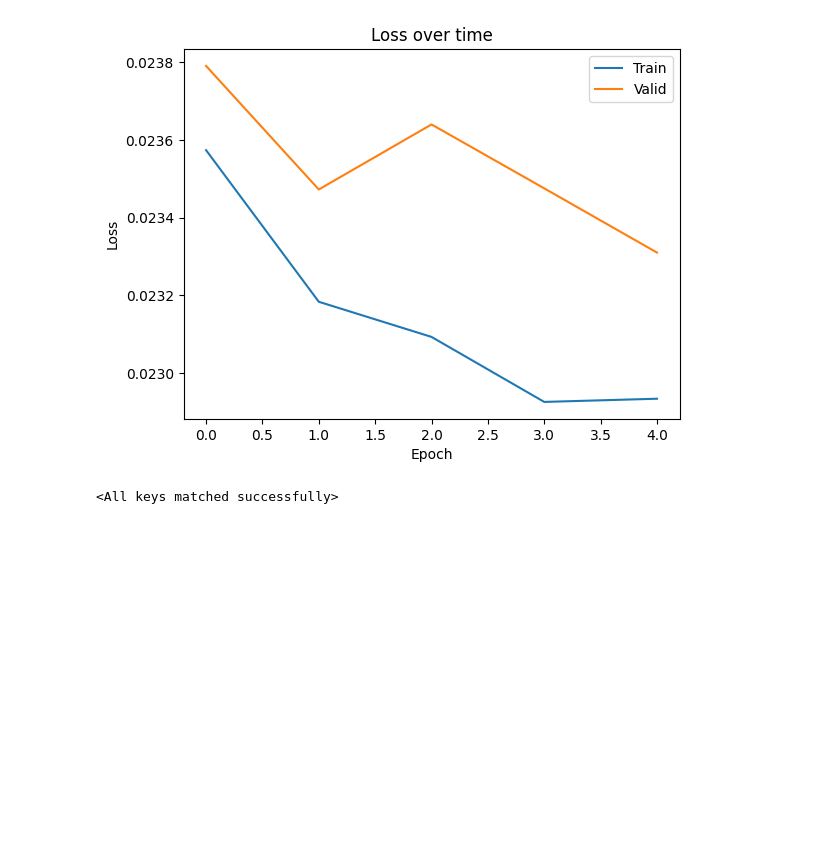
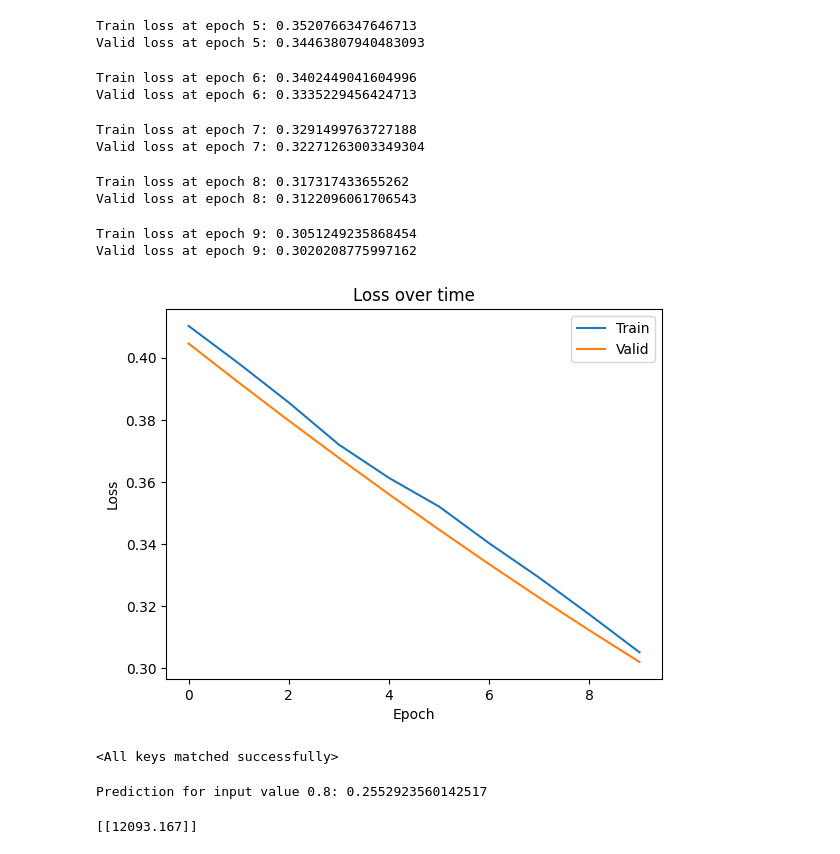
Before and after one commit to mcxiaoxiao/T-MPC, a Jupyter notebook: fydyc.ipynb, the cells around one changed output. Saved outputs shown, nothing was run; the diff lists cells and outputs as text; code cells hidden in the pictures; blank space fills up the shorter version.

```diff
--- a/fydyc.ipynb
+++ b/fydyc.ipynb
@@ -8,7 +8,7 @@ dataset = FydycDataset(csv_file='fydyc/fydyc_real.csv')
 train_size = int(0.9 * len(dataset))
 valid_size = len(dataset) - train_size
 train_dataset, valid_dataset = torch.utils.data.random_split(dataset, [train_size, valid_size])
-train_dataloader = DataLoader(train_dataset, batch_size=1000, shuffle=True, num_workers=2)
-valid_dataloader = DataLoader(valid_dataset, batch_size=1000, shuffle=True, num_workers=2)
+train_dataloader = DataLoader(train_dataset, batch_size=10000, shuffle=True, num_workers=2)
+valid_dataloader = DataLoader(valid_dataset, batch_size=10000, shuffle=True, num_workers=2)
 # %%
 import torch.nn as nn
@@ -32,19 +37,24 @@ class MLP(nn.Module):
 # %%
 from tqdm import tqdm
 import matplotlib.pyplot as plt
+# model.to('cuda')
+# device = torch.device("cuda:0")
+# model = model.to(device)
+# model = nn.DataParallel(model)
 
-model = MLP(hidden_size=16)
-model.load_state_dict(torch.load('fydyc/model20.pth'))
-criterion = nn.MSELoss()
+# model.load_state_dict(torch.load('fydyc/model40.pth'))
+# criterion = nn.MSELoss()
 optimizer = torch.optim.Adam(model.parameters())
 
 train_losses = []  # 保存每个周期的训练损失
 valid_losses = []  # 保存每个周期的验证损失
-for epoch in tqdm(range(5)):
+for epoch in tqdm(range(10)):
     # 训练阶段
     epoch_train_losses = []  # 保存每个批次的训练损失
     for data in train_dataloader:
         inputs, labels = data
+        # inputs= inputs.to(device)
+        # labels= labels.to(device)
         inputs = inputs.view(-1, 1)
         labels = labels.view(-1, 1)
         output = model(inputs)
@@ -65,6 +75,8 @@ for epoch in tqdm(range(5)):
     with torch.no_grad():  # 不需要计算梯度
         for data in valid_dataloader:
             inputs, labels = data
+            # inputs= inputs.to(device)
+            # labels= labels.to(device)
             inputs = inputs.view(-1, 1)
             labels = labels.view(-1, 1)
             output = model(inputs)
@@ -101,2 +113,12 @@ Valid loss at epoch 4: 0.0233100987970829
+Train loss at epoch 5: 0.3520766347646713
+Valid loss at epoch 5: 0.34463807940483093
+Train loss at epoch 6: 0.3402449041604996
+Valid loss at epoch 6: 0.3335229456424713
+Train loss at epoch 7: 0.3291499763727188
+Valid loss at epoch 7: 0.32271263003349304
+Train loss at epoch 8: 0.317317433655262
+Valid loss at epoch 8: 0.3122096061706543
+Train loss at epoch 9: 0.3051249235868454
+Valid loss at epoch 9: 0.3020208775997162
-[figure, old version]
+[figure, new version]
 # %%
@@ -106,10 +130,24 @@ modeltest.load_state_dict(torch.load('fydyc/model20.pth'))
 # %% [output]
 <All keys matched successfully>
 # %%
-modeltest(torch.tensor([0.6]))
+modeltest.load_state_dict(torch.load('fydyc/model44test.pth'))
+model.eval()
+
+# 测试值
+test_value = 0.8
+# 将测试值转换为二维Tensor，以匹配模型的期望输入格式
+test_tensor = torch.tensor([[test_value]], dtype=torch.float32)
+
+# 使用模型进行预测
+with torch.no_grad():  # 确保不计算梯度，以节省计算资源
+    prediction = model(test_tensor)
+
+print(f"Prediction for input value {test_value}: {prediction.item()}")
+# %% [output]
+Prediction for input value 0.8: 0.2552923560142517
 # %%
 import numpy as np
-real_value = np.array([[19900]])  # 假设你的真实值是10
+real_value = np.array([[11436]])  # 假设你的预测值是10
 normalized_value = dataset.scaler_features.transform(real_value)
 input_tensor = torch.from_numpy(normalized_value).float()
 input_tensor = input_tensor.view(1, -1)  # 确保其形状与模型输入的形状相匹配
@@ -119,3 +157,5 @@ with torch.no_grad():  # 不需要计算梯度
 output_value = output_tensor.numpy()  # 将输出张量转换为 numpy 数组
 predicted_value = dataset.scaler_labels.inverse_transform(output_value)
 print(predicted_value)  # 打印预测值
+# %% [output]
+[[12093.167]]
```
Also changed, not shown: parts of 3 cells of this notebook, 3 other files.
